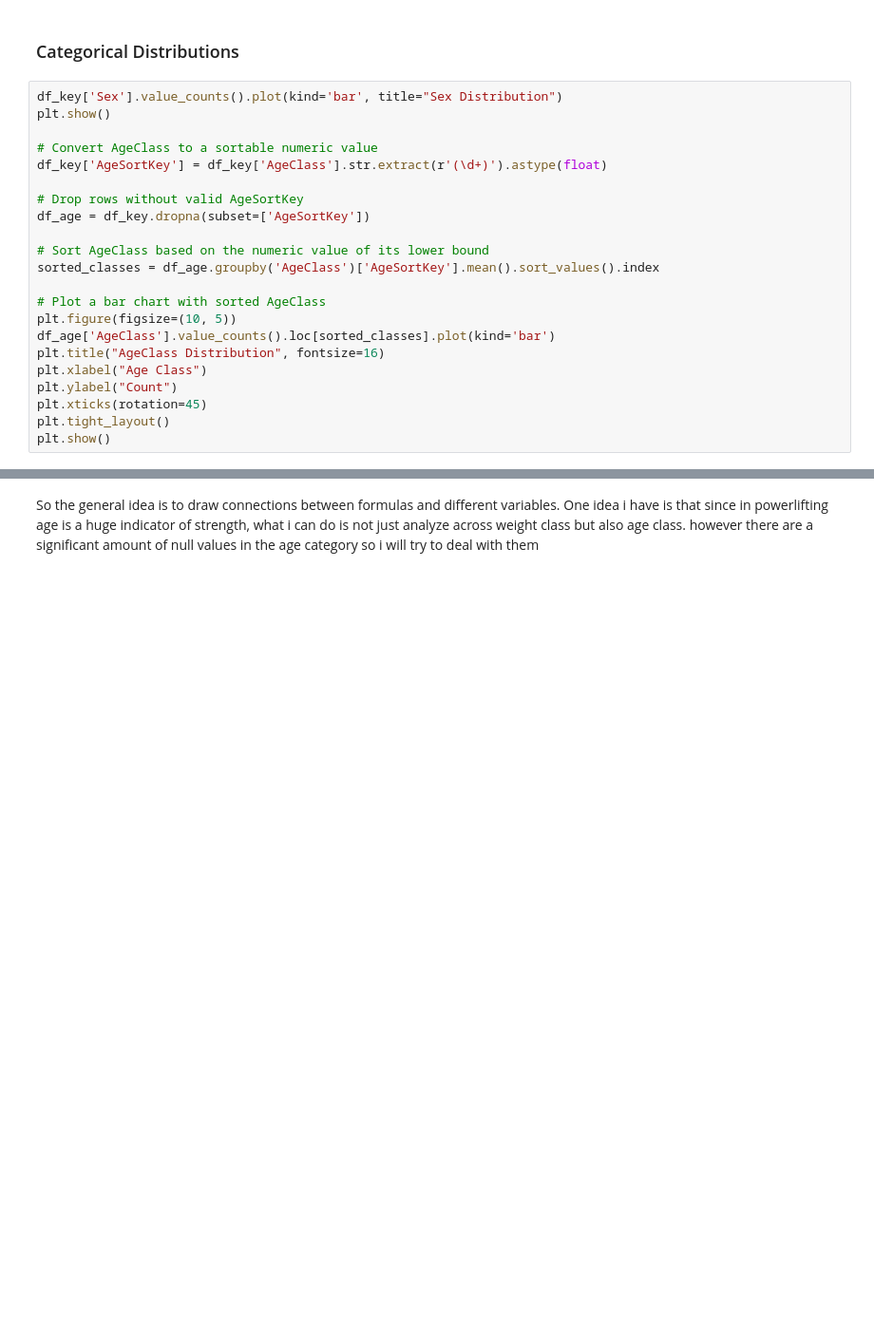
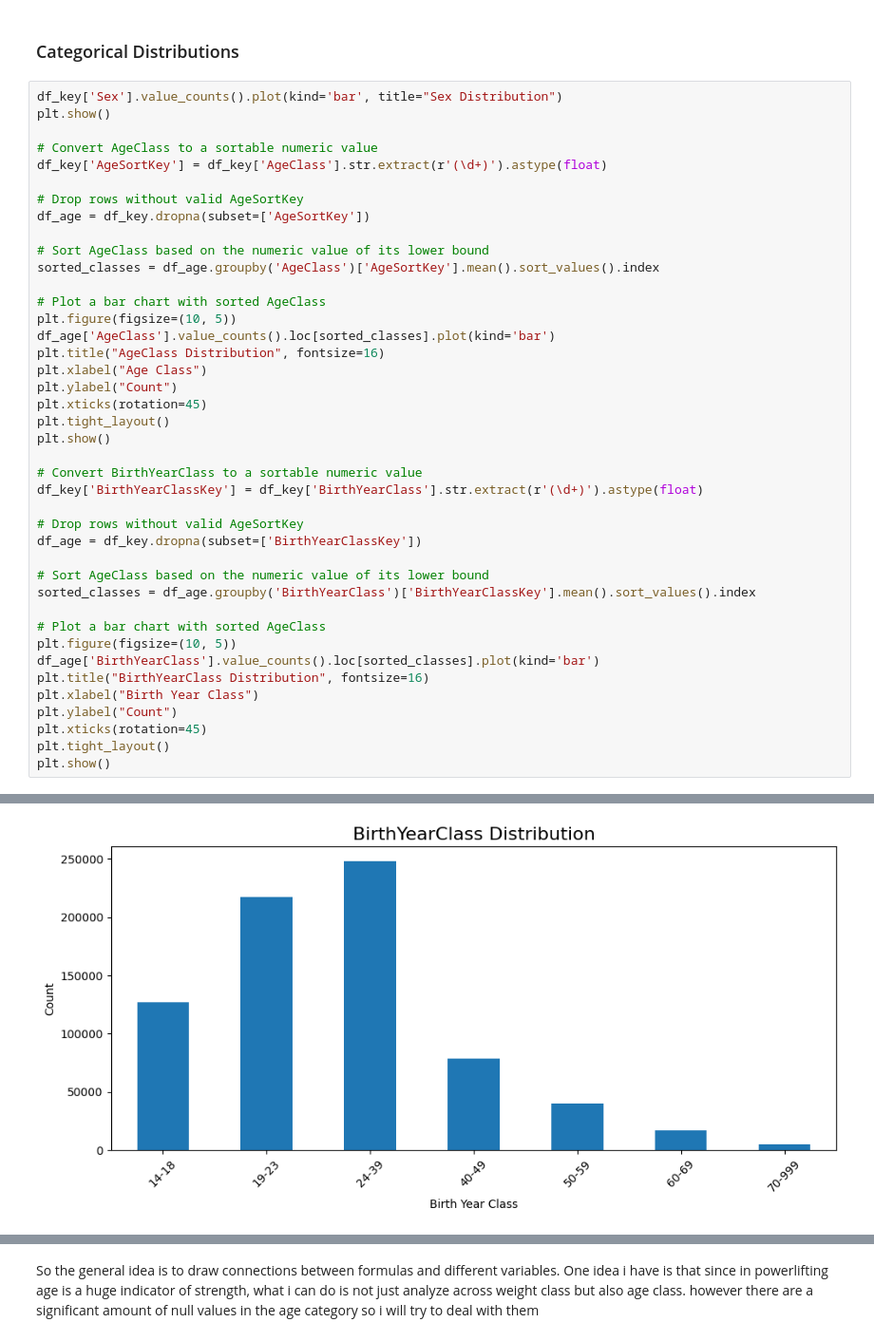
Before and after one commit to Husain-Althagafi/OpenIPF-Analysis, a Jupyter notebook: main.ipynb, the cells around one changed output, grey strips where cells are left out. Shown at 95% size. Saved outputs shown, nothing was run; the diff lists cells and outputs as text; blank space fills up the shorter version.

```diff
--- a/main.ipynb
+++ b/main.ipynb
@@ -666,28 +666,48 @@ plt.show()
 # %%
 df_key['Sex'].value_counts().plot(kind='bar', title="Sex Distribution")
 plt.show()
 
 # Convert AgeClass to a sortable numeric value
 df_key['AgeSortKey'] = df_key['AgeClass'].str.extract(r'(\d+)').astype(float)
 
 # Drop rows without valid AgeSortKey
 df_age = df_key.dropna(subset=['AgeSortKey'])
 
 # Sort AgeClass based on the numeric value of its lower bound
 sorted_classes = df_age.groupby('AgeClass')['AgeSortKey'].mean().sort_values().index
 
 # Plot a bar chart with sorted AgeClass
 plt.figure(figsize=(10, 5))
 df_age['AgeClass'].value_counts().loc[sorted_classes].plot(kind='bar')
 plt.title("AgeClass Distribution", fontsize=16)
 plt.xlabel("Age Class")
 plt.ylabel("Count")
 plt.xticks(rotation=45)
 plt.tight_layout()
 plt.show()
+
+# Convert BirthYearClass to a sortable numeric value
+df_key['BirthYearClassKey'] = df_key['BirthYearClass'].str.extract(r'(\d+)').astype(float)
+
+# Drop rows without valid AgeSortKey
+df_age = df_key.dropna(subset=['BirthYearClassKey'])
+
+# Sort AgeClass based on the numeric value of its lower bound
+sorted_classes = df_age.groupby('BirthYearClass')['BirthYearClassKey'].mean().sort_values().index
+
+# Plot a bar chart with sorted AgeClass
+plt.figure(figsize=(10, 5))
+df_age['BirthYearClass'].value_counts().loc[sorted_classes].plot(kind='bar')
+plt.title("BirthYearClass Distribution", fontsize=16)
+plt.xlabel("Birth Year Class")
+plt.ylabel("Count")
+plt.xticks(rotation=45)
+plt.tight_layout()
+plt.show()
 # %% [output]
 [figure]
 [figure]
+[figure, added]
 # %%
 df_key.isnull().sum()
 # %% [output]
```
Also changed, not shown: parts of 9 cells of this notebook.
